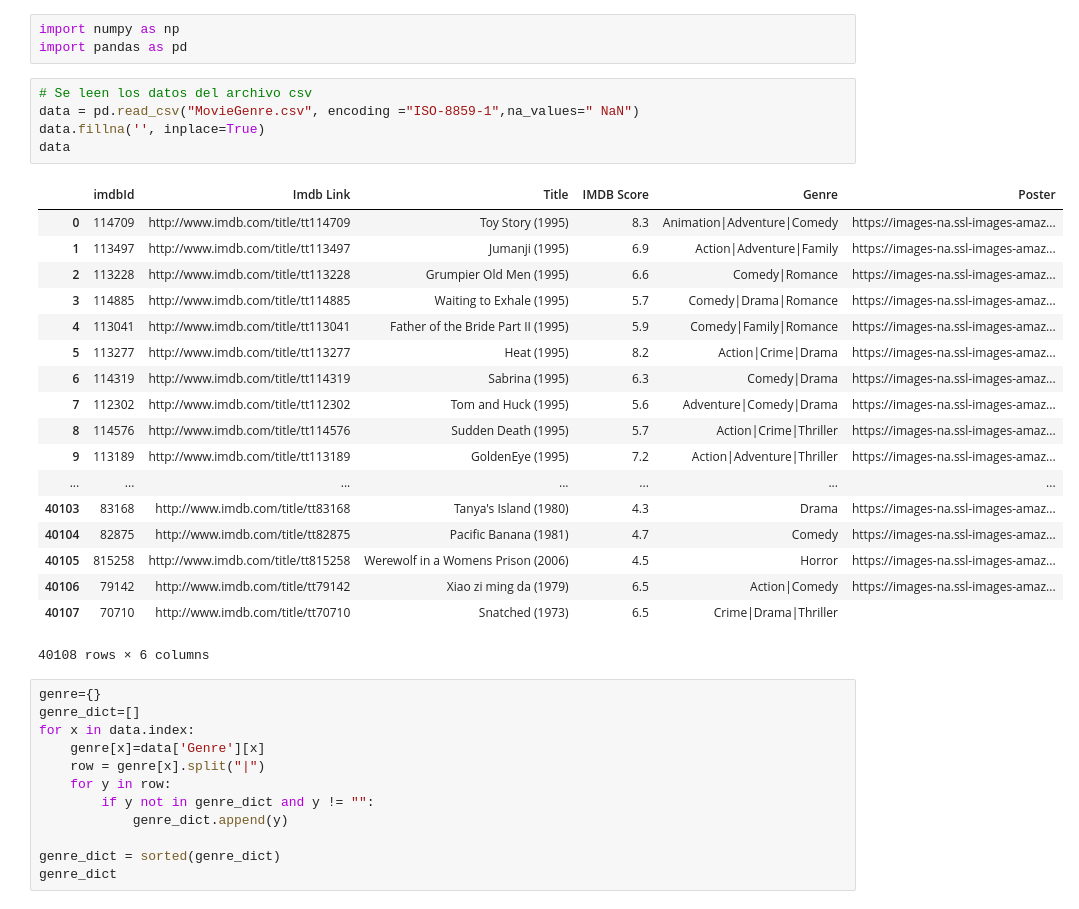
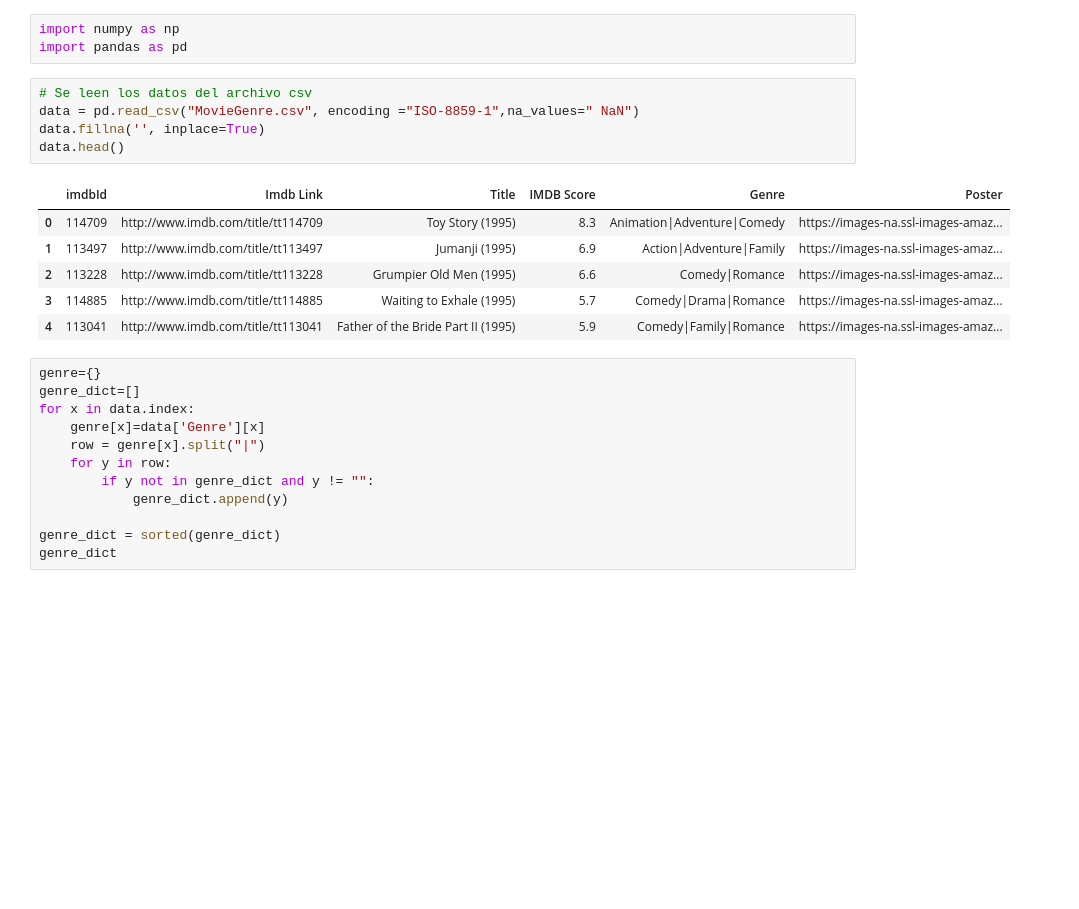
Before and after one commit to renzozuniga/MachineLearningTA, a Jupyter notebook: TA 2017-2.ipynb, the cells around one changed output. Saved outputs shown, nothing was run; the diff lists cells and outputs as text; blank space fills up the shorter version.

```diff
--- a/TA 2017-2.ipynb
+++ b/TA 2017-2.ipynb
@@ -26,27 +26,15 @@ import pandas as pd
 # %%
 # Se leen los datos del archivo csv
 data = pd.read_csv("MovieGenre.csv", encoding ="ISO-8859-1",na_values=" NaN")
 data.fillna('', inplace=True)
-data
+data.head()
 # %% [output]
 |  | imdbId | Imdb Link | Title | IMDB Score | Genre | Poster |
 | 0 | 114709 | http://www.imdb.com/title/tt114709 | Toy Story (1995) | 8.3 | Animation|Adventure|Comedy | https://images-na.ssl-images-amaz... |
 | 1 | 113497 | http://www.imdb.com/title/tt113497 | Jumanji (1995) | 6.9 | Action|Adventure|Family | https://images-na.ssl-images-amaz... |
 | 2 | 113228 | http://www.imdb.com/title/tt113228 | Grumpier Old Men (1995) | 6.6 | Comedy|Romance | https://images-na.ssl-images-amaz... |
 | 3 | 114885 | http://www.imdb.com/title/tt114885 | Waiting to Exhale (1995) | 5.7 | Comedy|Drama|Romance | https://images-na.ssl-images-amaz... |
 | 4 | 113041 | http://www.imdb.com/title/tt113041 | Father of the Bride Part II (1995) | 5.9 | Comedy|Family|Romance | https://images-na.ssl-images-amaz... |
-| 5 | 113277 | http://www.imdb.com/title/tt113277 | Heat (1995) | 8.2 | Action|Crime|Drama | https://images-na.ssl-images-amaz... |
-| 6 | 114319 | http://www.imdb.com/title/tt114319 | Sabrina (1995) | 6.3 | Comedy|Drama | https://images-na.ssl-images-amaz... |
-| 7 | 112302 | http://www.imdb.com/title/tt112302 | Tom and Huck (1995) | 5.6 | Adventure|Comedy|Drama | https://images-na.ssl-images-amaz... |
-| 8 | 114576 | http://www.imdb.com/title/tt114576 | Sudden Death (1995) | 5.7 | Action|Crime|Thriller | https://images-na.ssl-images-amaz... |
-| 9 | 113189 | http://www.imdb.com/title/tt113189 | GoldenEye (1995) | 7.2 | Action|Adventure|Thriller | https://images-na.ssl-images-amaz... |
-| ... | ... | ... | ... | ... | ... | ... |
-| 40103 | 83168 | http://www.imdb.com/title/tt83168 | Tanya's Island (1980) | 4.3 | Drama | https://images-na.ssl-images-amaz... |
-| 40104 | 82875 | http://www.imdb.com/title/tt82875 | Pacific Banana (1981) | 4.7 | Comedy | https://images-na.ssl-images-amaz... |
-| 40105 | 815258 | http://www.imdb.com/title/tt815258 | Werewolf in a Womens Prison (2006) | 4.5 | Horror | https://images-na.ssl-images-amaz... |
-| 40106 | 79142 | http://www.imdb.com/title/tt79142 | Xiao zi ming da (1979) | 6.5 | Action|Comedy | https://images-na.ssl-images-amaz... |
-| 40107 | 70710 | http://www.imdb.com/title/tt70710 | Snatched (1973) | 6.5 | Crime|Drama|Thriller |  |
-40108 rows × 6 columns
 # %%
 genre={}
 genre_dict=[]
```
Also changed, not shown: parts of 11 cells of this notebook, 3 other files.
